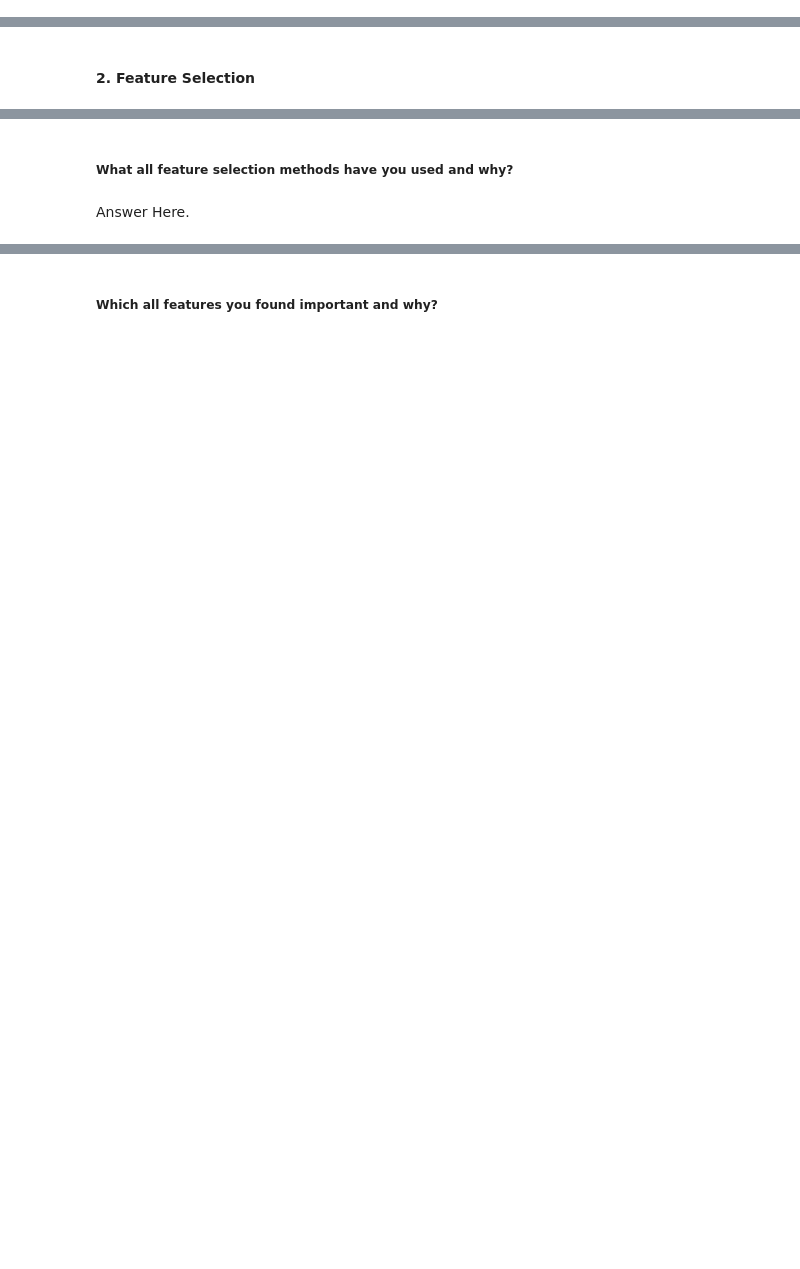
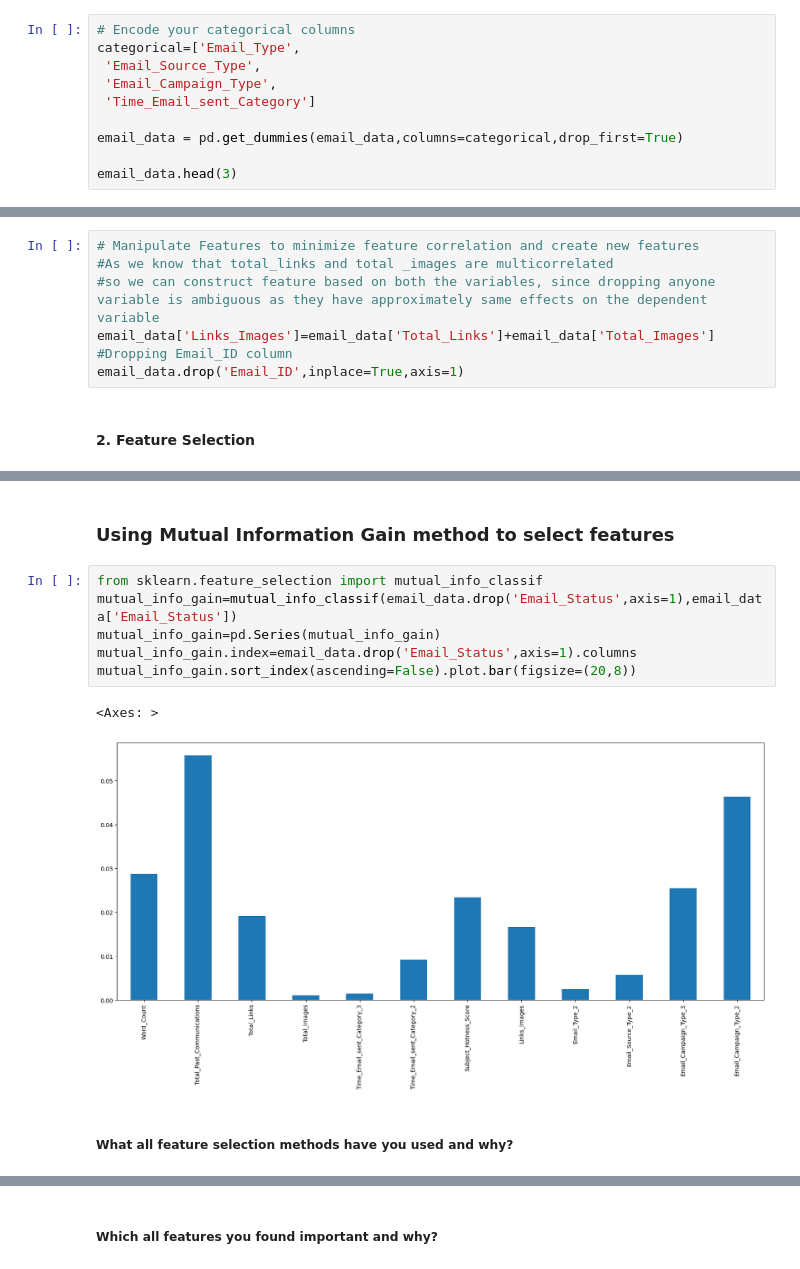
Before and after one commit to Faheemfemu/Email-Campaign-Effectiveness-Prediction-classification, a Jupyter notebook: Email_Campaign_Effectiveness_Prediction_faheem.ipynb, the cells around one changed output, grey strips where cells are left out. Cells and saved outputs as stored; diff of their text form; blank space fills up the shorter version.

```diff
--- a/Email_Campaign_Effectiveness_Prediction_faheem.ipynb
+++ b/Email_Campaign_Effectiveness_Prediction_faheem.ipynb
@@ -1162,0 +1296,10 @@ Answer Here.
+# %%
+# Encode your categorical columns
+categorical=['Email_Type',
+ 'Email_Source_Type',
+ 'Email_Campaign_Type',
+ 'Time_Email_sent_Category']
+
+email_data = pd.get_dummies(email_data,columns=categorical,drop_first=True)
+
+email_data.head(3)
@@ -1226,2 +1373,9 @@ Answer Here.
+# %%
+# Manipulate Features to minimize feature correlation and create new features
+#As we know that total_links and total _images are multicorrelated
+#so we can construct feature based on both the variables, since dropping anyone variable is ambiguous as they have approximately same effects on the dependent variable
+email_data['Links_Images']=email_data['Total_Links']+email_data['Total_Images']
+#Dropping Email_ID column
+email_data.drop('Email_ID',inplace=True,axis=1)
 # %% [markdown]
 #### 2. Feature Selection
@@ -1230,4 +1421,13 @@ Answer Here.
+# %% [markdown]
+### Using Mutual Information Gain method to select features
+# %%
+from sklearn.feature_selection import mutual_info_classif
+mutual_info_gain=mutual_info_classif(email_data.drop('Email_Status',axis=1),email_data['Email_Status'])
+mutual_info_gain=pd.Series(mutual_info_gain)
+mutual_info_gain.index=email_data.drop('Email_Status',axis=1).columns
+mutual_info_gain.sort_index(ascending=False).plot.bar(figsize=(20,8))
+# %% [output]
+<Axes: >
+[figure, added]
 # %% [markdown]
 ##### What all feature selection methods have you used  and why?
-# %% [markdown]
-Answer Here.
```
Also changed, not shown: parts of 43 cells of this notebook.
